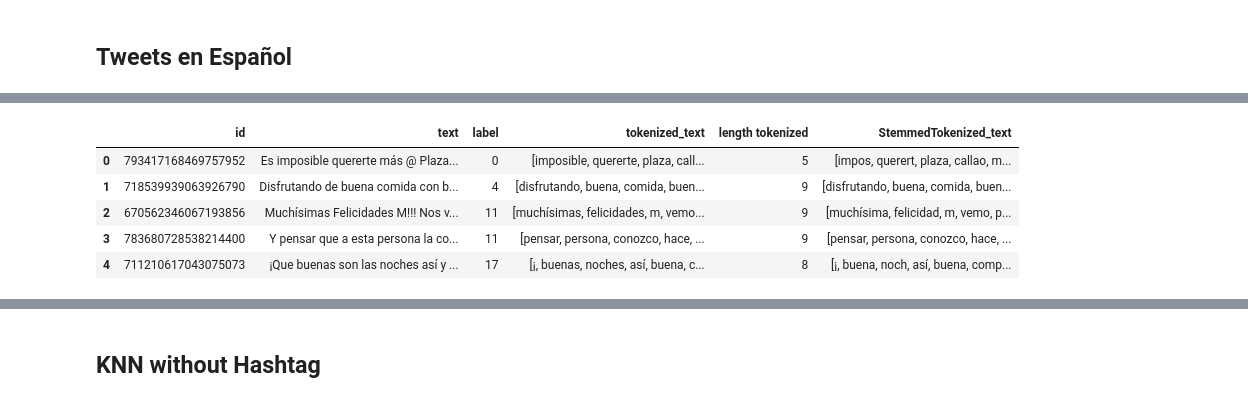
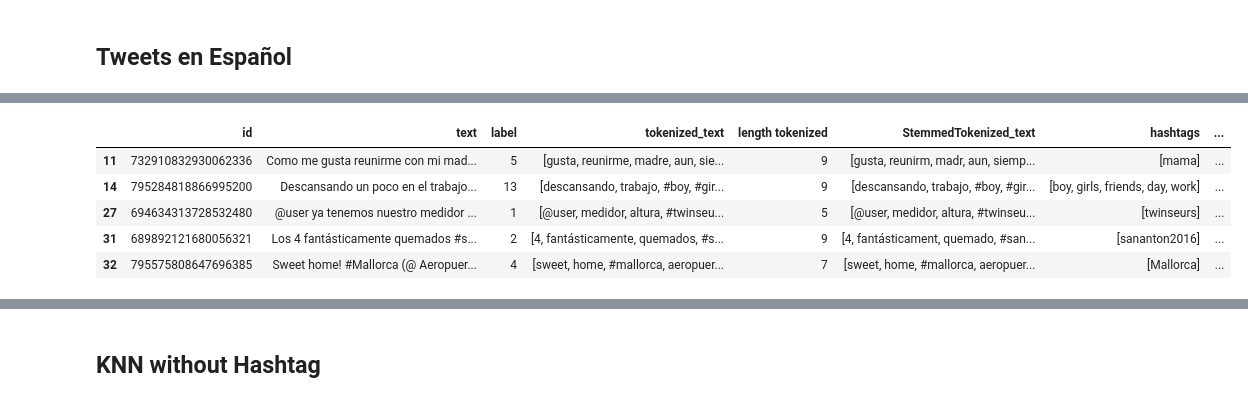
Before and after one commit to furrutiav/data-mining-2022, a Jupyter notebook: Hitos/H3/Pregunta 5.ipynb, the cells around one changed output, grey strips where cells are left out. Drawn from its saved outputs; the diff is of its cells as text; code cells hidden in the pictures.

```diff
--- a/Hitos/H3/Pregunta 5.ipynb
+++ b/Hitos/H3/Pregunta 5.ipynb
@@ -137,9 +161,9 @@ KeyboardInterrupt:
 # %%
-df_es_train.head()
+df_es_train_filtered.head()
 # %% [output]
-|  | id | text | label | tokenized_text | length tokenized | StemmedTokenized_text |
-| 0 | 793417168469757952 | Es imposible quererte más @ Plaza... | 0 | [imposible, quererte, plaza, call... | 5 | [impos, querert, plaza, callao, m... |
-| 1 | 718539939063926790 | Disfrutando de buena comida con b... | 4 | [disfrutando, buena, comida, buen... | 9 | [disfrutando, buena, comida, buen... |
-| 2 | 670562346067193856 | Muchísimas Felicidades M!!! Nos v... | 11 | [muchísimas, felicidades, m, vemo... | 9 | [muchísima, felicidad, m, vemo, p... |
-| 3 | 783680728538214400 | Y pensar que a esta persona la co... | 11 | [pensar, persona, conozco, hace, ... | 9 | [pensar, persona, conozco, hace, ... |
-| 4 | 711210617043075073 | ¡Que buenas son las noches así y ... | 17 | [¡, buenas, noches, así, buena, c... | 8 | [¡, buena, noch, así, buena, comp... |
+|  | id | text | label | tokenized_text | length tokenized | StemmedTokenized_text | hashtags | ... |
+| 11 | 732910832930062336 | Como me gusta reunirme con mi mad... | 5 | [gusta, reunirme, madre, aun, sie... | 9 | [gusta, reunirm, madr, aun, siemp... | [mama] | ... |
+| 14 | 795284818866995200 | Descansando un poco en el trabajo... | 13 | [descansando, trabajo, #boy, #gir... | 9 | [descansando, trabajo, #boy, #gir... | [boy, girls, friends, day, work] | ... |
+| 27 | 694634313728532480 | @user ya tenemos nuestro medidor ... | 1 | [@user, medidor, altura, #twinseu... | 5 | [@user, medidor, altura, #twinseu... | [twinseurs] | ... |
+| 31 | 689892121680056321 | Los 4 fantásticamente quemados #s... | 2 | [4, fantásticamente, quemados, #s... | 9 | [4, fantásticament, quemado, #san... | [sananton2016] | ... |
+| 32 | 795575808647696385 | Sweet home! #Mallorca (@ Aeropuer... | 4 | [sweet, home, #mallorca, aeropuer... | 7 | [sweet, home, #mallorca, aeropuer... | [Mallorca] | ... |
```
Also changed, not shown: parts of 58 cells of this notebook.
